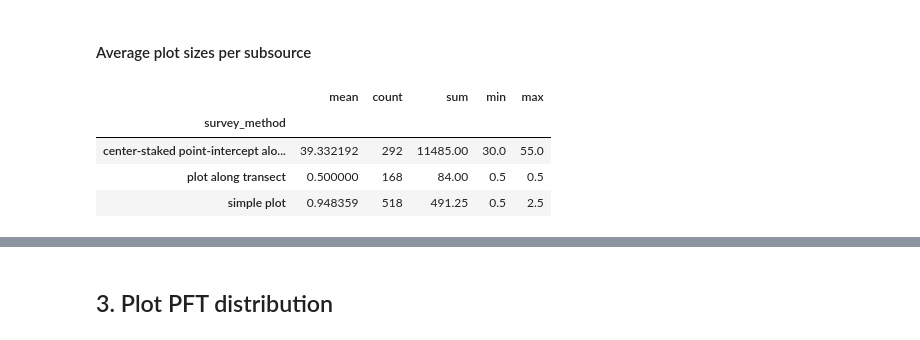
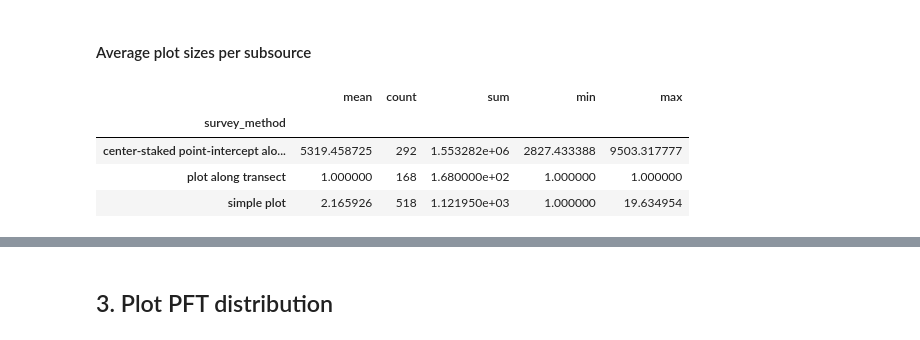
Before and after one commit to climatemodeling/alaska_pft_fcover_harmonization, a Jupyter notebook: harmonization.ipynb, the cells around one changed output, grey strips where cells are left out. Cells and saved outputs as stored; diff of their text form; code cells hidden in the pictures.

```diff
--- a/harmonization.ipynb
+++ b/harmonization.ipynb
@@ -176,10 +176,10 @@ Southeast (lat, lon): (64.7278975, -148.422128)
 # %% [markdown]
 #### Average plot sizes per subsource
 # %%
-aux.groupby('survey_method')['plot_radius'].agg(['mean', 'count', 'sum', 'min', 'max'])
+aux.groupby(['survey_method'])['plot_area'].agg(['mean', 'count', 'sum', 'min', 'max'])
 # %% [output]
 |  | mean | count | sum | min | max |
 | survey_method |  |  |  |  |  |
-| center-staked point-intercept alo... | 39.332192 | 292 | 11485.00 | 30.0 | 55.0 |
-| plot along transect | 0.500000 | 168 | 84.00 | 0.5 | 0.5 |
-| simple plot | 0.948359 | 518 | 491.25 | 0.5 | 2.5 |
+| center-staked point-intercept alo... | 5319.458725 | 292 | 1.553282e+06 | 2827.433388 | 9503.317777 |
+| plot along transect | 1.000000 | 168 | 1.680000e+02 | 1.000000 | 1.000000 |
+| simple plot | 2.165926 | 518 | 1.121950e+03 | 1.000000 | 19.634954 |
```
Also changed, not shown: parts of 43 cells of this notebook, 5 other files.
